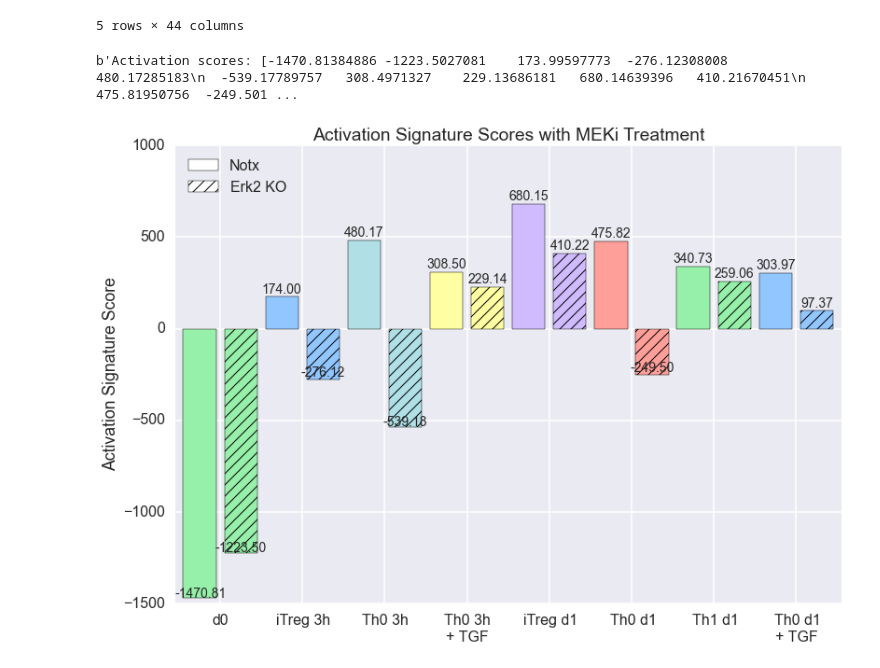
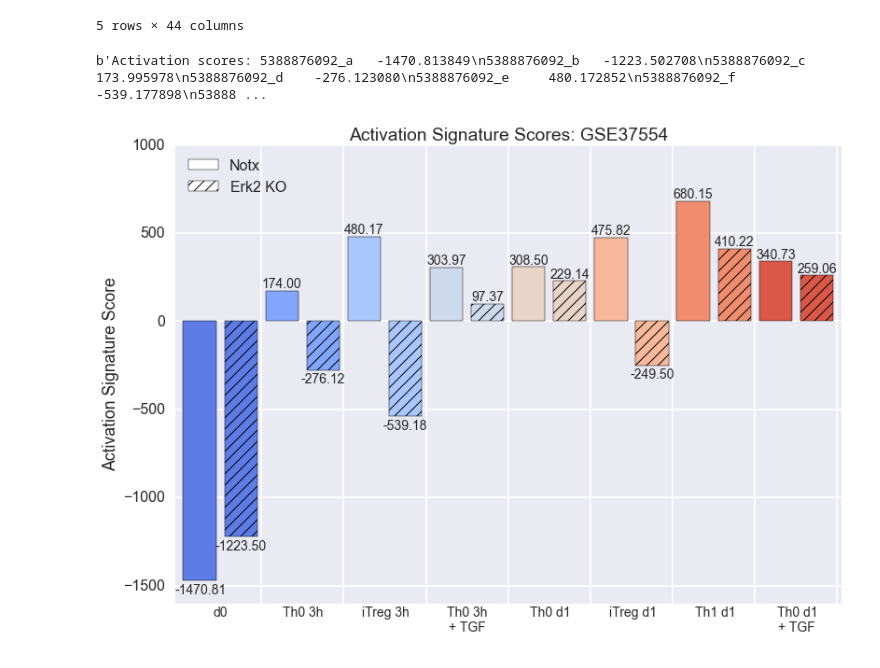
Before and after one commit to karmel/and-tcr-affinity, a Jupyter notebook: andtcr/rna/activationscore/examples/plot_GSE37554.ipynb, the cells around one changed output. Cells and saved outputs as stored; diff of their text form; code cells hidden in the pictures.

Commit message:
Activation signature scores

```diff
--- a/andtcr/rna/activationscore/examples/plot_GSE37554.ipynb
+++ b/andtcr/rna/activationscore/examples/plot_GSE37554.ipynb
@@ -47,16 +47,16 @@ GPL6885
 | ILMN_1212632 | 54.8 | 55.0 | 53.8 | 57.7 | 51.3 | 54.3 | 48.6 | 53.5 | 50.9 | ... |
 # %%
 headers_ordered = ['5388876092_A', '5388876092_B',
+                   '5388876092_C', '5388876092_D',
                    '5388876092_E', '5388876092_F',
-                   '5388876092_C', '5388876092_D',
                    '5388876097_G', '5388876097_H',
+                   '5388876092_G', '5388876092_H',
                    '5388876097_C', '5388876097_D',
-                   '5388876092_G', '5388876092_H',
                    '5388876097_A', '5388876097_B',
                    '5388876097_E', '5388876097_F',
                    ]
-labels = ['d0', 'iTreg 3h', 'Th0 3h', 'Th0 3h\n+ TGF',
-          'iTreg d1', 'Th0 d1', 'Th1 d1', 'Th0 d1\n+ TGF',]
+labels = ['d0', 'Th0 3h', 'iTreg 3h', 'Th0 3h\n+ TGF',
+          'Th0 d1', 'iTreg d1', 'Th1 d1', 'Th0 d1\n+ TGF',]
 # %%
 # Rename our columns
 data.columns = headers
@@ -113,7 +113,7 @@ merged.head()
 | ILMN_2713160 | 47.8 | 47.1 | 50.2 | 53.5 | 52.6 | 44.3 | 47.4 | ... |
 5 rows × 44 columns
 # %%
-subdata = merged[['Gene symbol'] + headers]
+subdata = merged[['Gene symbol'] + headers_ordered]
 filename = 'data/{}_gene_values.txt'.format(gse)
 subdata.to_csv(filename,
                header=True, index=False, sep='\t')
@@ -121,7 +121,7 @@ scores = subprocess.check_output('python ../calculate_activation_signature_score
                                 '{}'.format(filename), shell=True)
 print(scores)
 # %% [output]
-b'Activation scores: [-1470.81384886 -1223.5027081    173.99597773  -276.12308008   480.17285183\n  -539.17789757   308.4971327    229.13686181   680.14639396   410.21670451\n   475.81950756  -249.501 ...
+b'Activation scores: 5388876092_a   -1470.813849\n5388876092_b   -1223.502708\n5388876092_c     173.995978\n5388876092_d    -276.123080\n5388876092_e     480.172852\n5388876092_f    -539.177898\n53888 ...
 # %%
 import sys
 sys.path.append('../')
@@ -132,7 +132,7 @@ filename = 'data/{}_gene_values.txt'.format(gse)
 scores = parser.scores_from_file(filename)
 # %%
 # Set up colors
-colors = sns.color_palette("pastel", len(scores)//2)[::-1]
+colors = sns.color_palette("coolwarm", len(scores)//2)
 
 # Get sets of two
 triples = zip(colors, colors)
@@ -142,34 +142,44 @@ triples = [item for sublist in triples for item in sublist]
 # %%
 x_range = range(0, len(scores))
 plt.figure()
 
 bars = plt.bar([x + .2 for x in x_range], scores, color=list(triples))
 
 # Add hatching on every other bar
 for i, bar in enumerate(bars):
     if i%2 == 1:
         bar.set_hatch('//')
     else:
         bar.set_hatch(None)
 
 # Custom legend
 notx_patch = plt.Rectangle((0, 0), 1, 1, fc="white")
 meki_patch = plt.Rectangle((0, 0), 1, 1, fc="white", hatch ='//')
 
 plt.legend([notx_patch, meki_patch], ['Notx', 'Erk2 KO'], loc='upper left')
 
 # Label scores above bars
 for i, score in enumerate(scores):
-    plt.text(i + .6, 1.01*score, '%.2f' % score,
-                ha='center', va='bottom', fontsize=14)
+    if score < 0:
+        align = 'top'
+        height = score - 15
+    else:
+        align = 'bottom'
+        height = score + 1
+    plt.text(i + .6, height, '%.2f' % score,
+                ha='center', va=align, fontsize=14)
 
+plt.ylim([plt.ylim()[0] - 100, plt.ylim()[1]])
 plt.xlim([0, len(scores) + .2])
 plt.ylabel('Activation Signature Score')
 
-plt.xticks([x + 1.1 for x in x_range if not x%2], labels)
+plt.xticks([x + 1.1 for x in x_range if x%2], ['']*len(labels))
+for i, label in enumerate(labels):
+    plt.text(i*2 + 1.1, plt.ylim()[0]*1.01, label,
+                ha='center', va='top', fontsize=14)
 
-title = 'Activation Signature Scores with MEKi Treatment'
+title = 'Activation Signature Scores: {}'.format(gse)
 plt.title(title)
 plt.savefig('figures/{}.png'.format(title.replace(' ', '_')), bbox_inches='tight')
 # %% [output]
-[figure, old version]
+[figure, new version]
```
Also changed, not shown: 5 other files.
